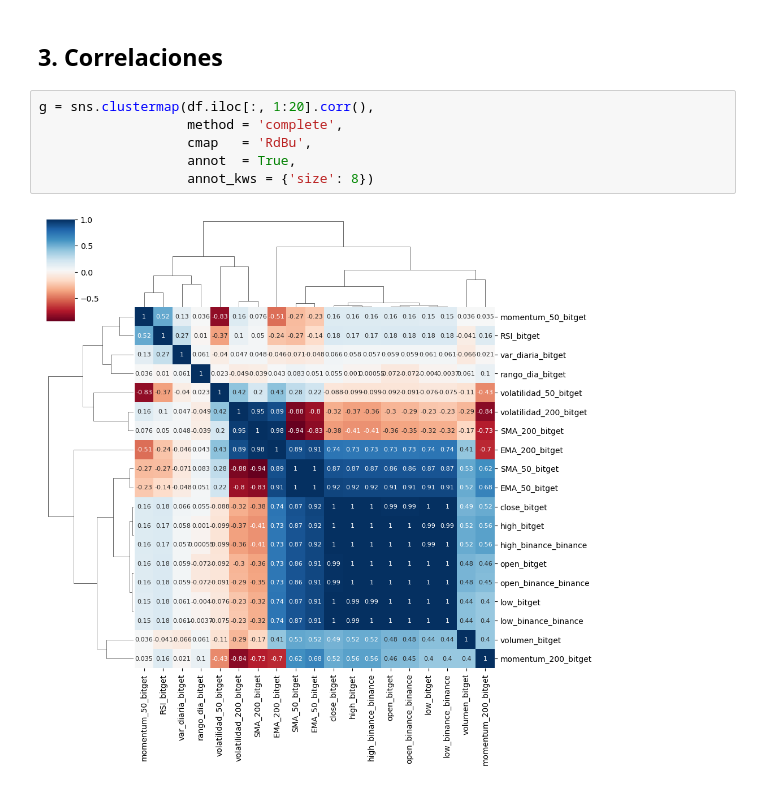
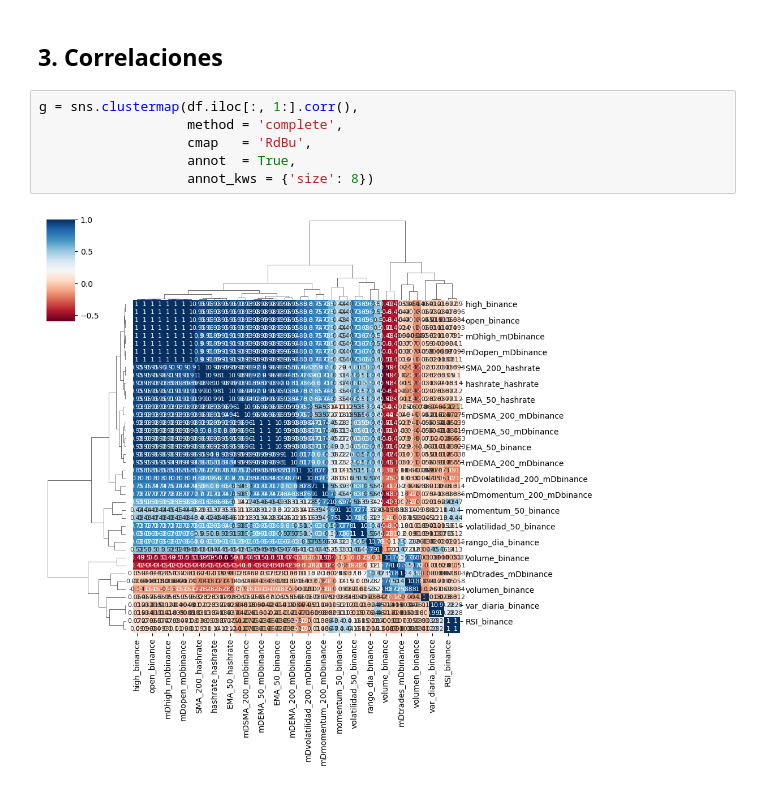
Before and after one commit to rosagomezzgil/c2425-R6, a Jupyter notebook: src/analisis/Visualizacion.ipynb, the cells around one changed output. Saved outputs shown, nothing was run; the diff lists cells and outputs as text.

```diff
--- a/src/analisis/Visualizacion.ipynb
+++ b/src/analisis/Visualizacion.ipynb
@@ -121,10 +126,10 @@ msno.matrix(df)
 # %% [markdown]
 ## 3. Correlaciones
 # %%
-g = sns.clustermap(df.iloc[:, 1:20].corr(),
+g = sns.clustermap(df.iloc[:, 1:].corr(),
                    method = 'complete',
                    cmap   = 'RdBu',
                    annot  = True,
                    annot_kws = {'size': 8})
 # %% [output]
-[figure, old version]
+[figure, new version]
```
Also changed, not shown: parts of 5 cells of this notebook, 5 other files.
